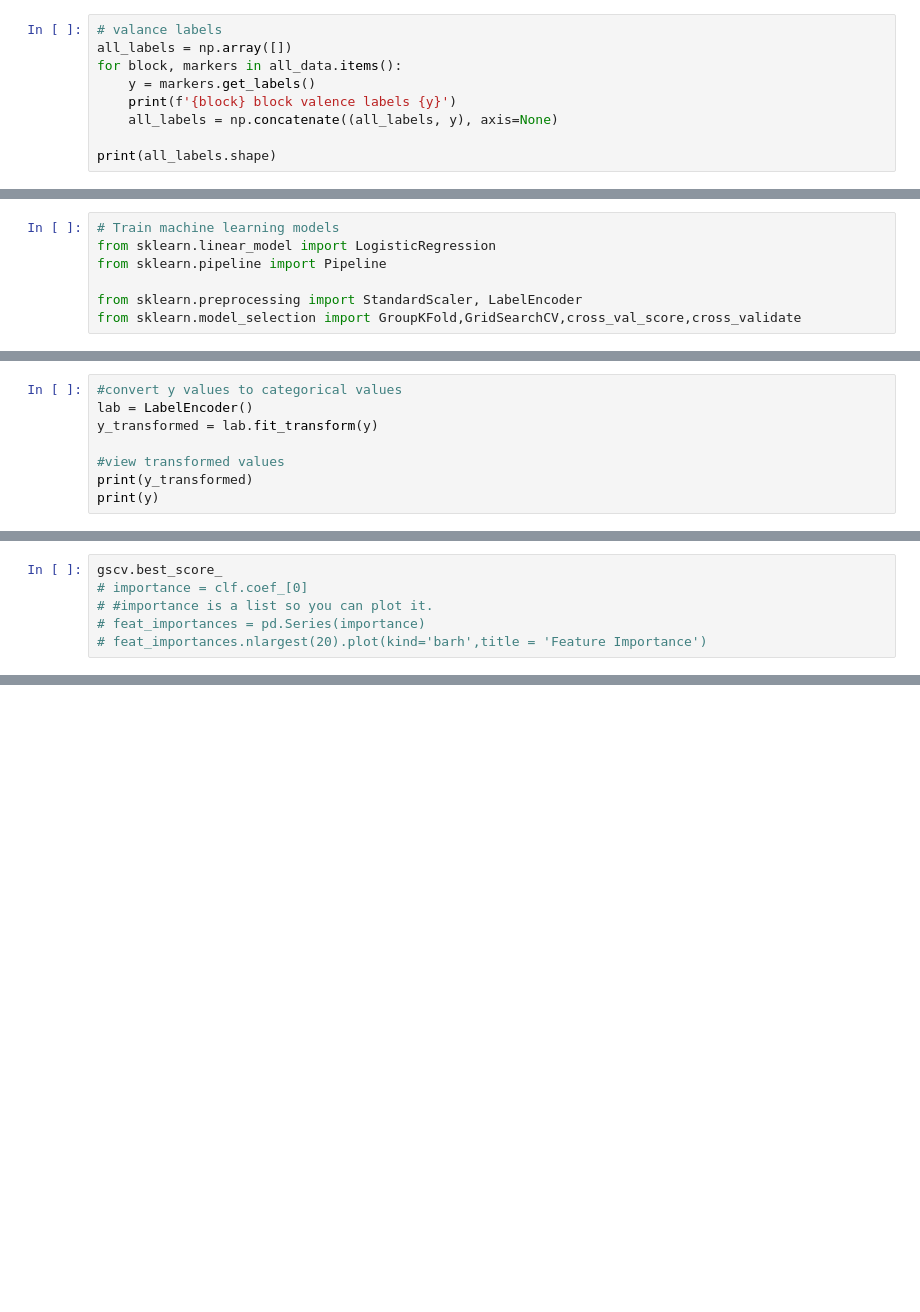
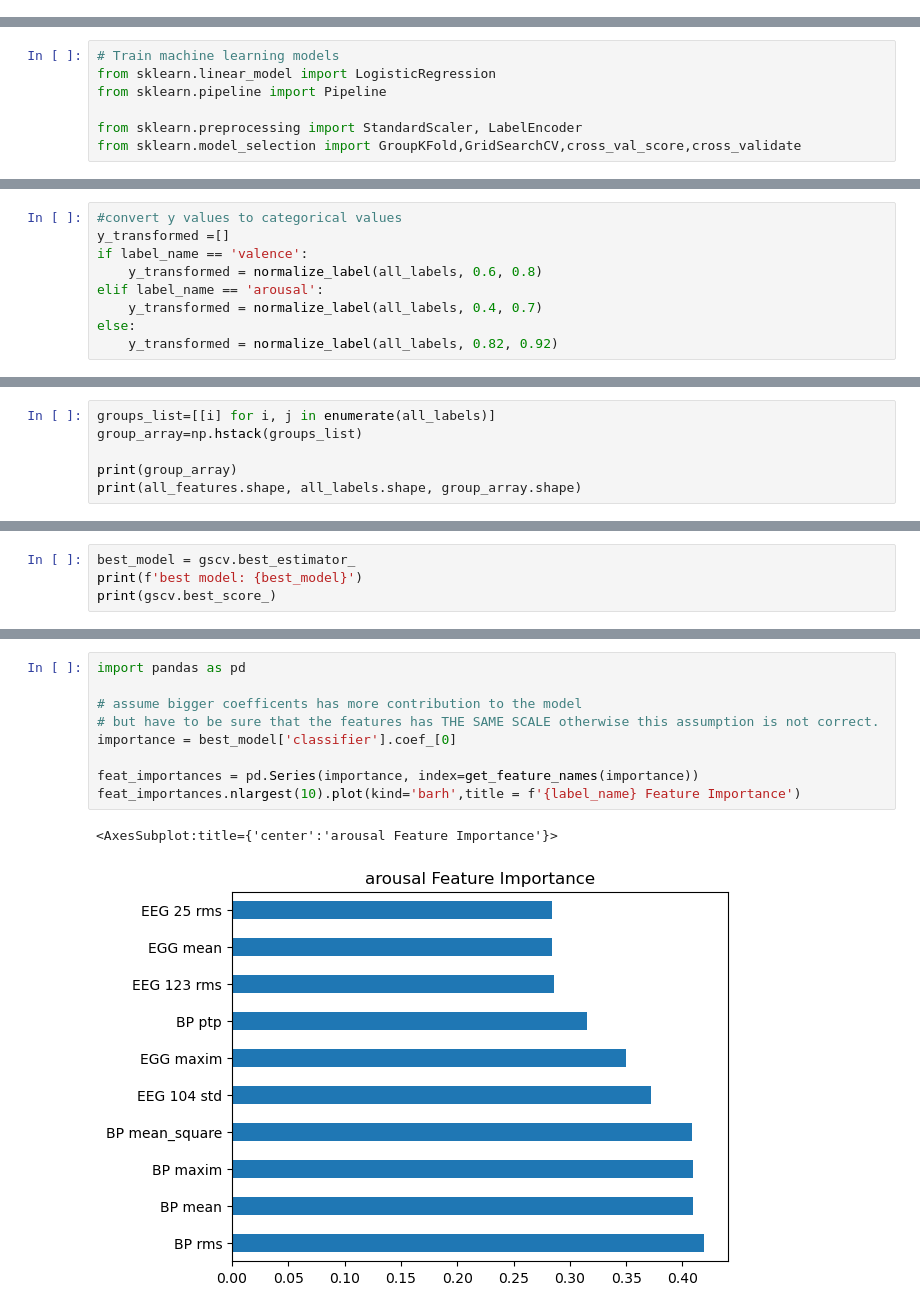
Before and after one commit to ti55987/MM_UCSF, a Jupyter notebook: analysis/analysis_notebook.ipynb, the cells around one changed output, grey strips where cells are left out. Cells and saved outputs as stored; diff of their text form; blank space fills up the shorter version.

Commit message:
feature importance

```diff
--- a/analysis/analysis_notebook.ipynb
+++ b/analysis/analysis_notebook.ipynb
@@ -33,10 +37 @@ Complete loading 10 markers
 Loaded breath_hvla block
-# %%
-# valance labels
-all_labels = np.array([])
-for block, markers in all_data.items():
-    y = markers.get_labels()
-    print(f'{block} block valence labels {y}')
-    all_labels = np.concatenate((all_labels, y), axis=None)
-
-print(all_labels.shape)
@@ -85,9 +112,10 @@ print(all_features.shape, y.shape, group_array.shape)
 # %%
 #convert y values to categorical values
-lab = LabelEncoder()
-y_transformed = lab.fit_transform(y)
-
-#view transformed values
-print(y_transformed)
-print(y)
+y_transformed =[]
+if label_name == 'valence':
+    y_transformed = normalize_label(all_labels, 0.6, 0.8)
+elif label_name == 'arousal':
+    y_transformed = normalize_label(all_labels, 0.4, 0.7)
+else:
+    y_transformed = normalize_label(all_labels, 0.82, 0.92)
 # %% [output]
@@ -96,0 +123,6 @@ print(y)
+# %%
+groups_list=[[i] for i, j in enumerate(all_labels)]
+group_array=np.hstack(groups_list)
+
+print(group_array)
+print(all_features.shape, all_labels.shape, group_array.shape)
@@ -112,7 +161,5 @@ GridSearchCV(cv=GroupKFold(n_splits=5),
 # %%
-gscv.best_score_
-# importance = clf.coef_[0]
-# #importance is a list so you can plot it.
-# feat_importances = pd.Series(importance)
-# feat_importances.nlargest(20).plot(kind='barh',title = 'Feature Importance')
+best_model = gscv.best_estimator_
+print(f'best model: {best_model}')
+print(gscv.best_score_)
 # %% [output]
@@ -136,0 +216,12 @@ Please also refer to the documentation for alternative solver options:
+# %%
+import pandas as pd
+
+# assume bigger coefficents has more contribution to the model
+# but have to be sure that the features has THE SAME SCALE otherwise this assumption is not correct.
+importance = best_model['classifier'].coef_[0]
+
+feat_importances = pd.Series(importance, index=get_feature_names(importance))
+feat_importances.nlargest(10).plot(kind='barh',title = f'{label_name} Feature Importance')
+# %% [output]
+<AxesSubplot:title={'center':'arousal Feature Importance'}>
+[figure, added]
```
Also changed, not shown: parts of 15 cells of this notebook, 3 other files.
